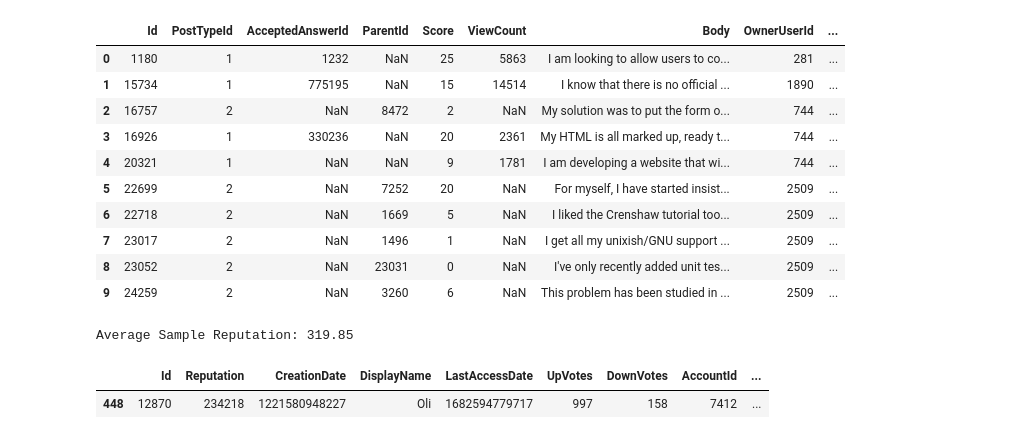
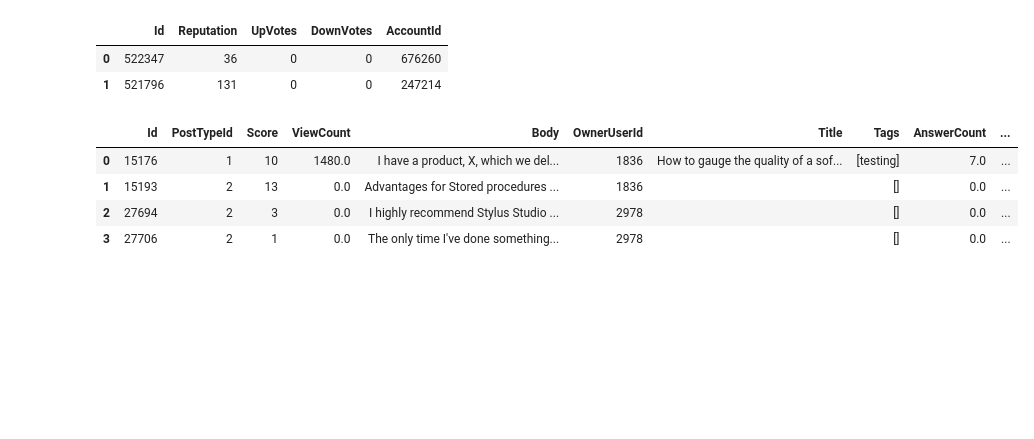
Before and after one commit to mederickg/StackOverflowProj, a Jupyter notebook: data-analysis.ipynb, the cells around one changed output. Saved outputs shown, nothing was run; the diff lists cells and outputs as text; code cells hidden in the pictures; blank space fills up the shorter version.

```diff
--- a/data-analysis.ipynb
+++ b/data-analysis.ipynb
@@ -59,31 +5,40 @@ for id, numPosts in numPosts_df.items():
-# %%
-postHistory_df.head(10)
-# %% [output]
-|  | Id | PostTypeId | AcceptedAnswerId | ParentId | Score | ViewCount | Body | OwnerUserId | ... |
-| 0 | 1180 | 1 | 1232 | NaN | 25 | 5863 | I am looking to allow users to co... | 281 | ... |
-| 1 | 15734 | 1 | 775195 | NaN | 15 | 14514 | I know that there is no official ... | 1890 | ... |
-| 2 | 16757 | 2 | NaN | 8472 | 2 | NaN | My solution was to put the form o... | 744 | ... |
-| 3 | 16926 | 1 | 330236 | NaN | 20 | 2361 | My HTML is all marked up, ready t... | 744 | ... |
-| 4 | 20321 | 1 | NaN | NaN | 9 | 1781 | I am developing a website that wi... | 744 | ... |
-| 5 | 22699 | 2 | NaN | 7252 | 20 | NaN | For myself, I have started insist... | 2509 | ... |
-| 6 | 22718 | 2 | NaN | 1669 | 5 | NaN | I liked the Crenshaw tutorial too... | 2509 | ... |
-| 7 | 23017 | 2 | NaN | 1496 | 1 | NaN | I get all my unixish/GNU support ... | 2509 | ... |
-| 8 | 23052 | 2 | NaN | 23031 | 0 | NaN | I've only recently added unit tes... | 2509 | ... |
-| 9 | 24259 | 2 | NaN | 3260 | 6 | NaN | This problem has been studied in ... | 2509 | ... |
-# %%
-reps = 0
-for user in users_df.iterrows():
-    reps += user[1]['Reputation']
-
-avg_sample_rep = reps/users_df.shape[0]
-
-print(f"Average Sample Reputation: {round(avg_sample_rep, 2)}")
-# %% [output]
-Average Sample Reputation: 319.85
-# %%
-len(users_df.index)
-
-users_df[users_df["Reputation"] == 234218]
-# %% [output]
-|  | Id | Reputation | CreationDate | DisplayName | LastAccessDate | UpVotes | DownVotes | AccountId | ... |
-| 448 | 12870 | 234218 | 1221580948227 | Oli | 1682594779717 | 997 | 158 | 7412 | ... |
+# %%
+# clean users_df
+users_df = pd.read_csv("data/Users.csv")
+users_df.drop(["DisplayName", "CreationDate", "LastAccessDate", "Location", "Views", "WebsiteUrl", "EmailHash", "AboutMe", "ProfileImageUrl"], inplace=True, axis=1)
+
+users_df.head(2)
+# %% [output]
+|  | Id | Reputation | UpVotes | DownVotes | AccountId |
+| 0 | 522347 | 36 | 0 | 0 | 676260 |
+| 1 | 521796 | 131 | 0 | 0 | 247214 |
+# %%
+postHistory_df = pd.read_csv("data/PostHistory.csv")
+postHistory_df.drop(["ContentLicense", "AcceptedAnswerId", "OwnerDisplayName", "CommunityOwnedDate", "ParentId", "ClosedDate", "LastActivityDate", "LastEditDate", "LastEditorDisplayName", "LastEditorUserId", "CreationDate", "DeletionDate", "FavoriteCount"], inplace=True, axis=1)
+
+# drop random line with str
+postHistory_df.drop(postHistory_df[postHistory_df["OwnerUserId"] == "OwnerUserId"].index, inplace=True)
+
+# limitaiton: ViewCount NaN's converted to 0
+postHistory_df["ViewCount"].fillna(0, inplace=True)
+postHistory_df["Title"].fillna("", inplace=True)
+postHistory_df["Tags"].fillna("", inplace=True)
+postHistory_df["AnswerCount"].fillna(0, inplace=True)
+postHistory_df["Body"].fillna('', inplace=True)
+
+# get rid of escape characters and html tags
+postHistory_df["Title"] = postHistory_df["Title"].apply(html.unescape)
+postHistory_df["Body"] = postHistory_df["Body"].apply(html.unescape)
+postHistory_df["Body"] = postHistory_df["Body"].replace(r"<[^>]+>", ' ', regex=True)
+
+# make tags an array
+def extract_tags(tags_string): return tags_string.strip().strip("<>").split("><")
+postHistory_df["Tags"] = postHistory_df["Tags"].apply(extract_tags)
+
+postHistory_df.head(4)
+# %% [output]
+|  | Id | PostTypeId | Score | ViewCount | Body | OwnerUserId | Title | Tags | AnswerCount | ... |
+| 0 | 15176 | 1 | 10 | 1480.0 | I have a product, X, which we del... | 1836 | How to gauge the quality of a sof... | [testing] | 7.0 | ... |
+| 1 | 15193 | 2 | 13 | 0.0 | Advantages for Stored procedures ... | 1836 |  | [] | 0.0 | ... |
+| 2 | 27694 | 2 | 3 | 0.0 | I highly recommend Stylus Studio ... | 2978 |  | [] | 0.0 | ... |
+| 3 | 27706 | 2 | 1 | 0.0 | The only time I've done something... | 2978 |  | [] | 0.0 | ... |
```
Also changed, not shown: parts of 7 cells of this notebook, 4 other files.
